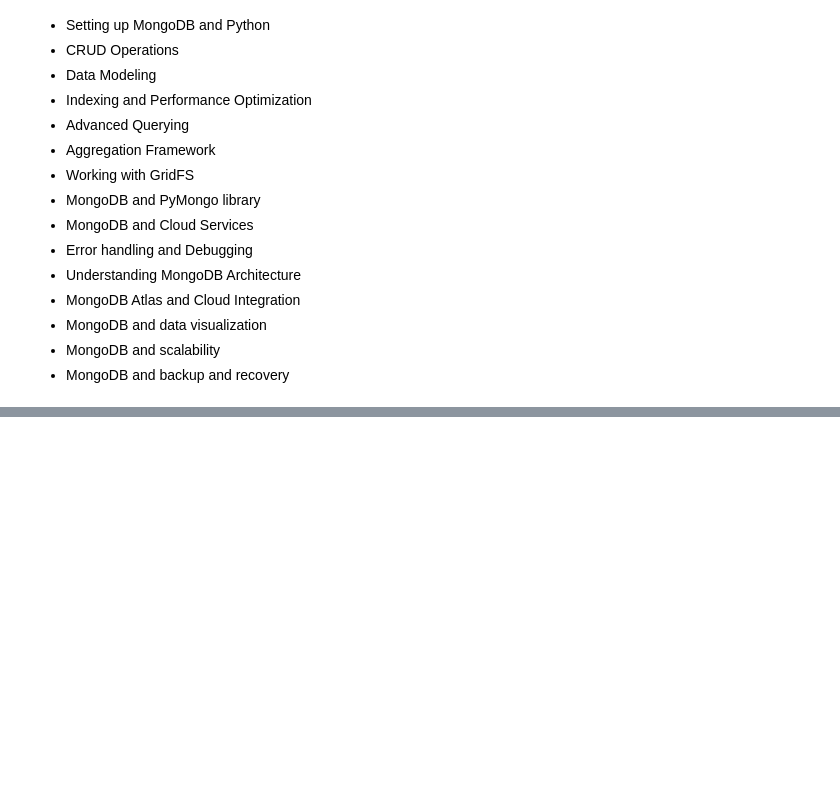
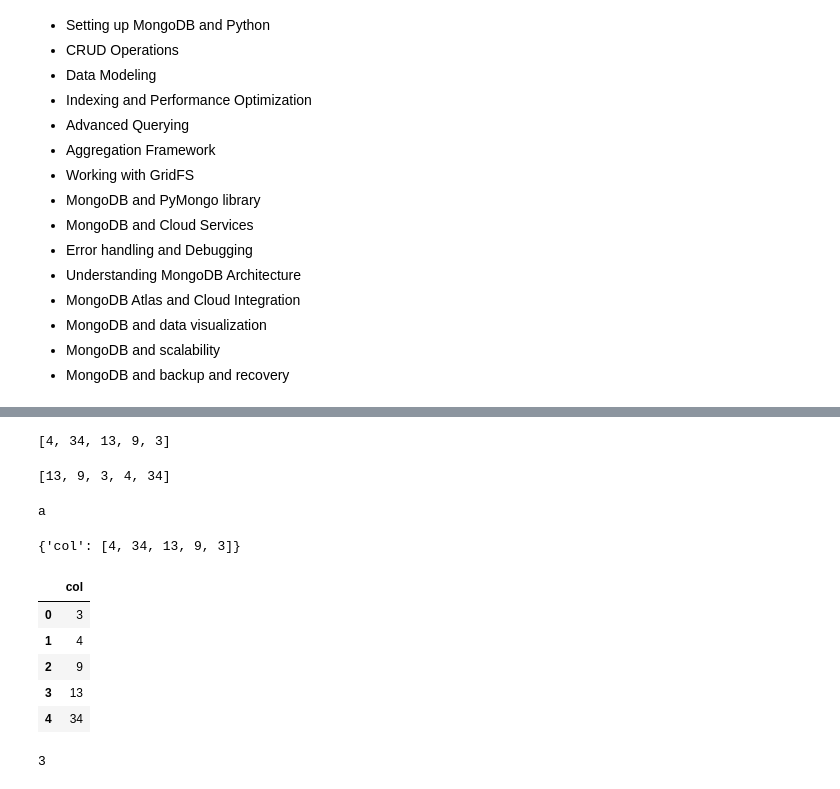
Before and after one commit to ehtisham-sadiq/NoSQL-with-MongoDB, a Jupyter notebook: NoSQL-with-MongoDB.ipynb, the cells around one changed output, grey strips where cells are left out. Cells and saved outputs as stored; diff of their text form; code cells hidden in the pictures; blank space fills up the shorter version.

```diff
--- a/NoSQL-with-MongoDB.ipynb
+++ b/NoSQL-with-MongoDB.ipynb
@@ -46,0 +559,5 @@
+# %%
+arr1 =[4, 34, 13, 9, 3]
+left_rotate(arr1, 5)
+# %% [output]
+[4, 34, 13, 9, 3]
@@ -46,0 +571,4 @@
+# %%
+left_rotate(arr1,2)
+# %% [output]
+[13, 9, 3, 4, 34]
@@ -46,0 +589,11 @@
+# %%
+s = 'abbcde'
+result = first_non_repeating_char(s)
+print(result)  # Output: 'c'
+# %% [output]
+a
+# %%
+data = {'col':arr1}
+data
+# %% [output]
+{'col': [4, 34, 13, 9, 3]}
@@ -46,0 +602,14 @@
+# %%
+a = pd.DataFrame(data).mode()
+a
+# %% [output]
+|  | col |
+| 0 | 3 |
+| 1 | 4 |
+| 2 | 9 |
+| 3 | 13 |
+| 4 | 34 |
+# %%
+a.col.mode()[0]
+# %% [output]
+3
```
Also changed, not shown: parts of 34 cells of this notebook.
